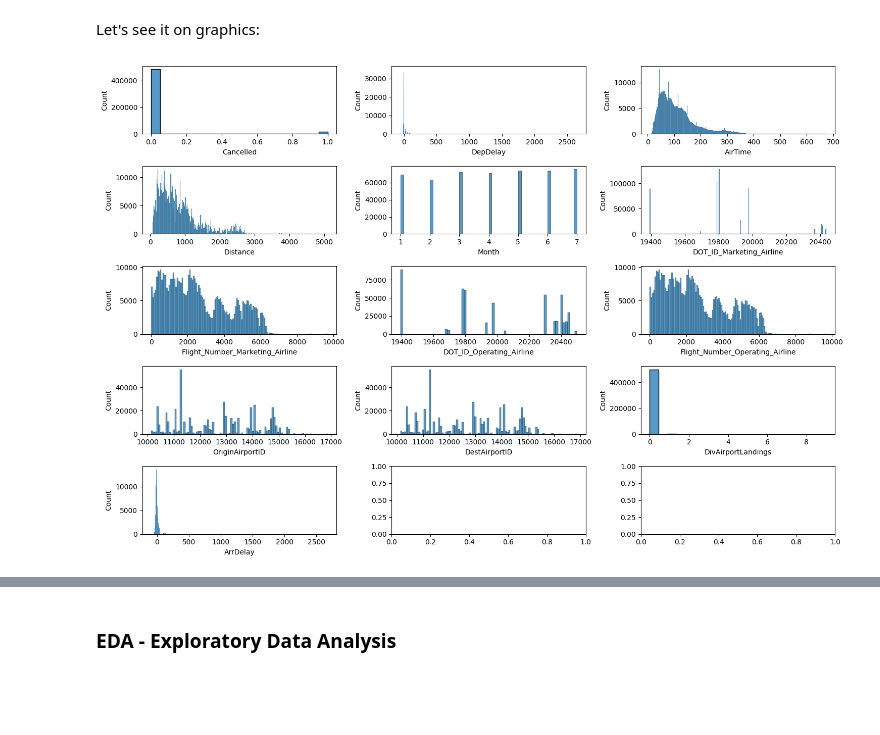
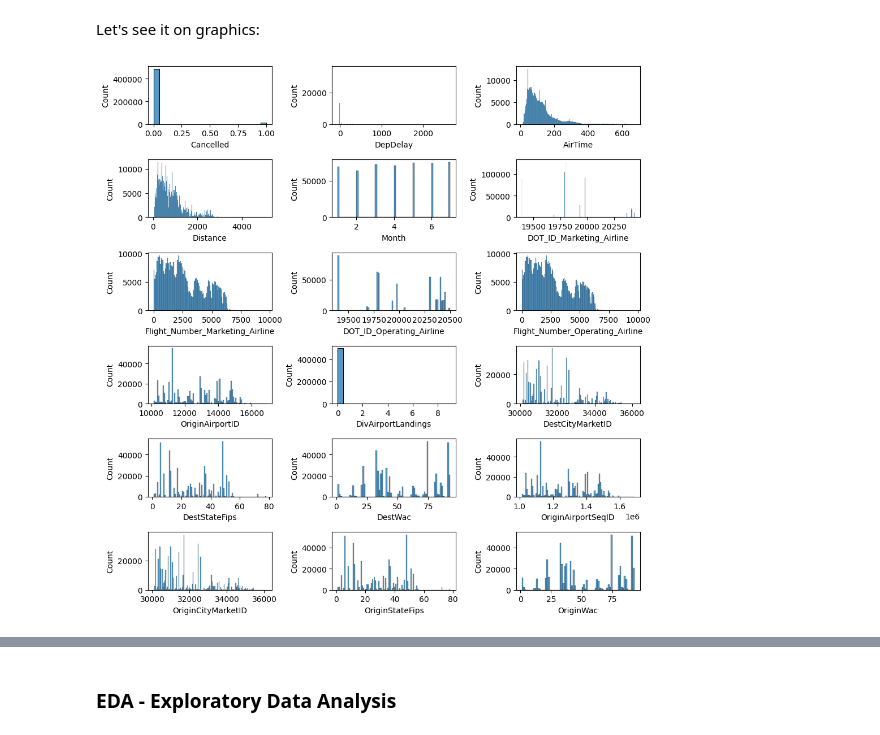
Before and after one commit to Diegomca98/final-project, a Jupyter notebook: src/project.ipynb, the cells around one changed output, grey strips where cells are left out. Cells and saved outputs as stored; diff of their text form; code cells hidden in the pictures; blank space fills up the shorter version.

```diff
--- a/src/project.ipynb
+++ b/src/project.ipynb
@@ -601,0 +621,2 @@ for col, typ in df.dtypes.items():
+# %%
+df.drop(columns=['FlightDate', 'Diverted' ,'DepDelayMinutes' ,'ArrDelayMinutes' , 'Year', 'Quarter', 'DayofMonth', 'DayOfWeek', 'Tail_Number', 'WheelsOn', 'WheelsOff'], inplace=True)
@@ -640,7 +698,7 @@ The columns 'Marketing_Airline_Network' and 'IATA_Code_Marketing_Airline' are eq
 # %% [markdown]
 It's proper to delete some columns on the dataset and just work with one variable of these two in order to do not duplicate values and have enough information. So we proceed to drop **IATA_Code_Operating_Airline**, because the another column has same exact data and is labeled in an easy way. In the same way we drop **IATA_Code_Operating_Airline**.
 # %%
-data.drop(columns=['IATA_Code_Operating_Airline','IATA_Code_Marketing_Airline'], inplace=True)
-data.head()
+df.drop(columns=['IATA_Code_Operating_Airline','IATA_Code_Marketing_Airline'], inplace=True)
+df.head()
 # %% [output]
 |  | Airline | Cancelled | DepTime | DepDelay | ArrTime | AirTime | Distance | Month | Marketing_Airline_Network | ... |
@@ -691,25 +770,29 @@ We take a deep analysis of our variables, taking basic metrics:
 Let's see it on graphics:
 # %%
 #Analysis on numerical values
-fig, axis = plt.subplots(5, 3, figsize=(15, 10))
+fig, axis = plt.subplots(6, 3, figsize=(10, 10))
 
 # Histogram
-sns.histplot(ax = axis[0,0], data = df, x = "Cancelled")
-sns.histplot(ax = axis[0,1], data = df, x = "DepDelay")
-sns.histplot(ax = axis[0,2], data = df, x = "AirTime")
-sns.histplot(ax = axis[1,0], data = df, x = "Distance")
-sns.histplot(ax = axis[1,1], data = df, x = "Month")
-sns.histplot(ax = axis[1,2], data = df, x = "DOT_ID_Marketing_Airline")
-sns.histplot(ax = axis[2,0], data = df, x = "Flight_Number_Marketing_Airline")
-sns.histplot(ax = axis[2,1], data = df, x = "DOT_ID_Operating_Airline")
-sns.histplot(ax = axis[2,2], data = df, x = "Flight_Number_Operating_Airline")
-sns.histplot(ax = axis[3,0], data = df, x = "OriginAirportID")
-sns.histplot(ax = axis[3,1], data = df, x = "DestAirportID")
-sns.histplot(ax = axis[3,2], data = df, x = "DivAirportLandings")
-sns.histplot(ax = axis[4,0], data = df, x = "ArrDelay")
-
+sns.histplot(ax = axis[0,0], data = df, x = "Cancelled")#1
+sns.histplot(ax = axis[0,1], data = df, x = "DepDelay")#2
+sns.histplot(ax = axis[0,2], data = df, x = "AirTime")#3
+sns.histplot(ax = axis[1,0], data = df, x = "Distance")#4
+sns.histplot(ax = axis[1,1], data = df, x = "Month")#5
+sns.histplot(ax = axis[1,2], data = df, x = "DOT_ID_Marketing_Airline")#6
+sns.histplot(ax = axis[2,0], data = df, x = "Flight_Number_Marketing_Airline")#7
+sns.histplot(ax = axis[2,1], data = df, x = "DOT_ID_Operating_Airline")#8
+sns.histplot(ax = axis[2,2], data = df, x = "Flight_Number_Operating_Airline")#9
+sns.histplot(ax = axis[3,0], data = df, x = "OriginAirportID")#10
+sns.histplot(ax = axis[3,1], data = df, x = "DivAirportLandings")#11
+sns.histplot(ax = axis[3,2], data = df, x = "DestCityMarketID")#12
+sns.histplot(ax = axis[4,0], data = df, x = "DestStateFips")#13
+sns.histplot(ax = axis[4,1], data = df, x = "DestWac")#14
+sns.histplot(ax = axis[4,2], data = df, x = "OriginAirportSeqID")#15
+sns.histplot(ax = axis[5,0], data = df, x = "OriginCityMarketID")#16
+sns.histplot(ax = axis[5,1], data = df, x = "OriginStateFips")#17
+sns.histplot(ax = axis[5,2], data = df, x = "OriginWac")#18
 plt.tight_layout()
 
 plt.show()
 # %% [output]
-[figure, old version]
+[figure, new version]
```
Also changed, not shown: parts of 17 cells of this notebook.
